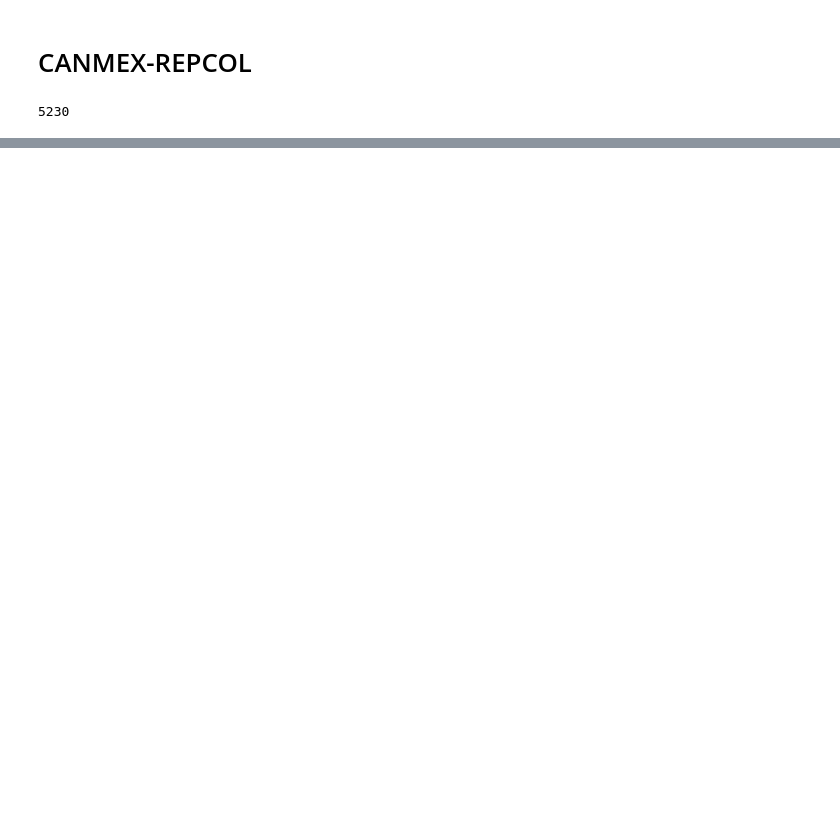
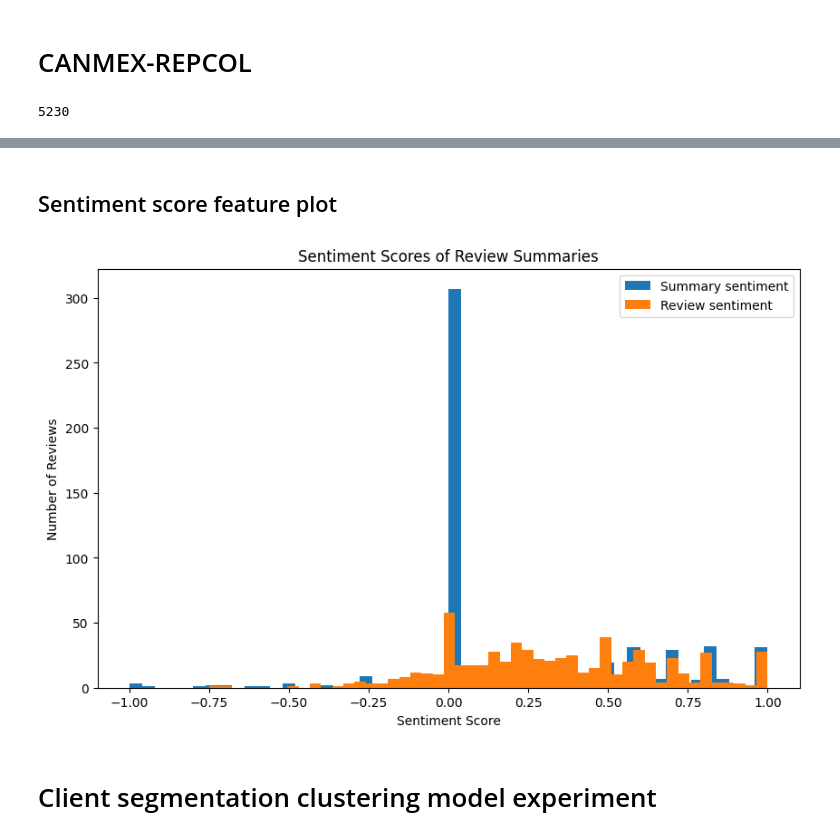
Before and after one commit to josegarciav/factored-datathon-2023-CANMEX-REPCOL, a Jupyter notebook: notebook_1.ipynb, the cells around one changed output, grey strips where cells are left out. Saved outputs shown, nothing was run; the diff lists cells and outputs as text; code cells hidden in the pictures; blank space fills up the shorter version.

```diff
--- a/notebook_1.ipynb
+++ b/notebook_1.ipynb
@@ -81,0 +228,16 @@ df_reviews
+# %% [markdown]
+## Sentiment score feature plot
+# %%
+# Plot a histogram of the sentiment scores
+plt.figure(figsize=(10, 6))
+plt.hist(df_merged['summary_sentiment'], bins=50, label="Summary sentiment")
+plt.hist(df_merged['reviewText_sentiment'], bins=50, label="Review sentiment")
+plt.title('Sentiment Scores of Review Summaries')
+plt.legend()
+plt.xlabel('Sentiment Score')
+plt.ylabel('Number of Reviews')
+plt.show()
+# %% [output]
+[figure, added]
+# %% [markdown]
+# Client segmentation clustering model experiment
```
Also changed, not shown: parts of 22 cells of this notebook.
